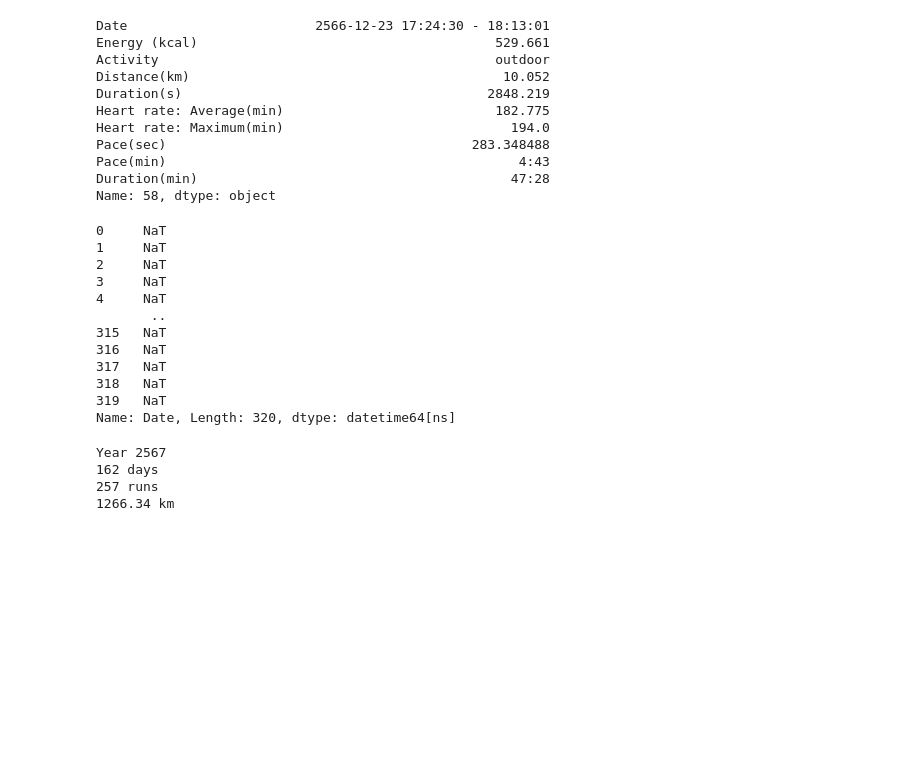
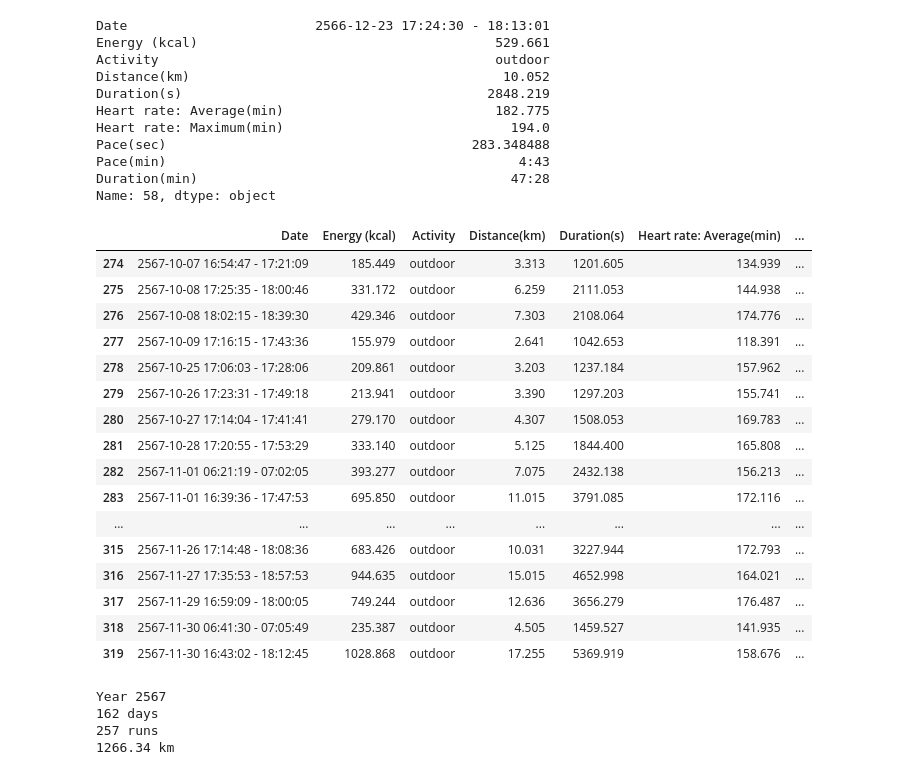
Before and after one commit to JFKongphop/running-analysis, a Jupyter notebook: index.ipynb, the cells around one changed output. Cells and saved outputs as stored; diff of their text form; code cells hidden in the pictures; blank space fills up the shorter version.

```diff
--- a/index.ipynb
+++ b/index.ipynb
@@ -381,40 +378,30 @@ Pace(sec)                                       283.348488
 Pace(min)                                             4:43
 Duration(min)                                        47:28
 Name: 58, dtype: object
-# %%
-# Convert Date column to Datetime format
-newDf = df
-
-
-#newDf['Date'] = pd.to_datetime(newDf['Date'], format='%Y-%m-%d %H:%M:%S', errors='coerce')
-
-newDf['Date']
-
-# # Define start and end of the range
-# start_month = '2567-04'
-# end_month = '2567-06'
-
-# # Convert range to Datetime
-# start_Date = pd.to_datetime(start_month + '-01', format='%Y-%m-%d', errors='coerce')
-# end_Date = pd.to_datetime(end_month + '-30', format='%Y-%m-%d', errors='coerce')
-
-# # Filter rows within the range
-# filtered_df = df[(df['Date'] >= start_Date) & (df['Date'] <= end_Date)]
-
-# print(filtered_df)
-# %% [output]
-0     NaT
-1     NaT
-2     NaT
-3     NaT
-4     NaT
-       ..
-315   NaT
-316   NaT
-317   NaT
-318   NaT
-319   NaT
-Name: Date, Length: 320, dtype: datetime64[ns]
+# %%
+start = '2567-10'
+end = '2567-12'
+quarterly_running = df[(df['Date'] >= start) & (df['Date'] <= end)]
+
+quarterly_running
+# %% [output]
+|  | Date | Energy (kcal) | Activity | Distance(km) | Duration(s) | Heart rate: Average(min) | ... |
+| 274 | 2567-10-07 16:54:47 - 17:21:09 | 185.449 | outdoor | 3.313 | 1201.605 | 134.939 | ... |
+| 275 | 2567-10-08 17:25:35 - 18:00:46 | 331.172 | outdoor | 6.259 | 2111.053 | 144.938 | ... |
+| 276 | 2567-10-08 18:02:15 - 18:39:30 | 429.346 | outdoor | 7.303 | 2108.064 | 174.776 | ... |
+| 277 | 2567-10-09 17:16:15 - 17:43:36 | 155.979 | outdoor | 2.641 | 1042.653 | 118.391 | ... |
+| 278 | 2567-10-25 17:06:03 - 17:28:06 | 209.861 | outdoor | 3.203 | 1237.184 | 157.962 | ... |
+| 279 | 2567-10-26 17:23:31 - 17:49:18 | 213.941 | outdoor | 3.390 | 1297.203 | 155.741 | ... |
+| 280 | 2567-10-27 17:14:04 - 17:41:41 | 279.170 | outdoor | 4.307 | 1508.053 | 169.783 | ... |
+| 281 | 2567-10-28 17:20:55 - 17:53:29 | 333.140 | outdoor | 5.125 | 1844.400 | 165.808 | ... |
+| 282 | 2567-11-01 06:21:19 - 07:02:05 | 393.277 | outdoor | 7.075 | 2432.138 | 156.213 | ... |
+| 283 | 2567-11-01 16:39:36 - 17:47:53 | 695.850 | outdoor | 11.015 | 3791.085 | 172.116 | ... |
+| ... | ... | ... | ... | ... | ... | ... | ... |
+| 315 | 2567-11-26 17:14:48 - 18:08:36 | 683.426 | outdoor | 10.031 | 3227.944 | 172.793 | ... |
+| 316 | 2567-11-27 17:35:53 - 18:57:53 | 944.635 | outdoor | 15.015 | 4652.998 | 164.021 | ... |
+| 317 | 2567-11-29 16:59:09 - 18:00:05 | 749.244 | outdoor | 12.636 | 3656.279 | 176.487 | ... |
+| 318 | 2567-11-30 06:41:30 - 07:05:49 | 235.387 | outdoor | 4.505 | 1459.527 | 141.935 | ... |
+| 319 | 2567-11-30 16:43:02 - 18:12:45 | 1028.868 | outdoor | 17.255 | 5369.919 | 158.676 | ... |
 # %%
 year = '2567'
 year_running = date_selector(df, year)
```
Also changed, not shown: parts of 1 cell of this notebook.
